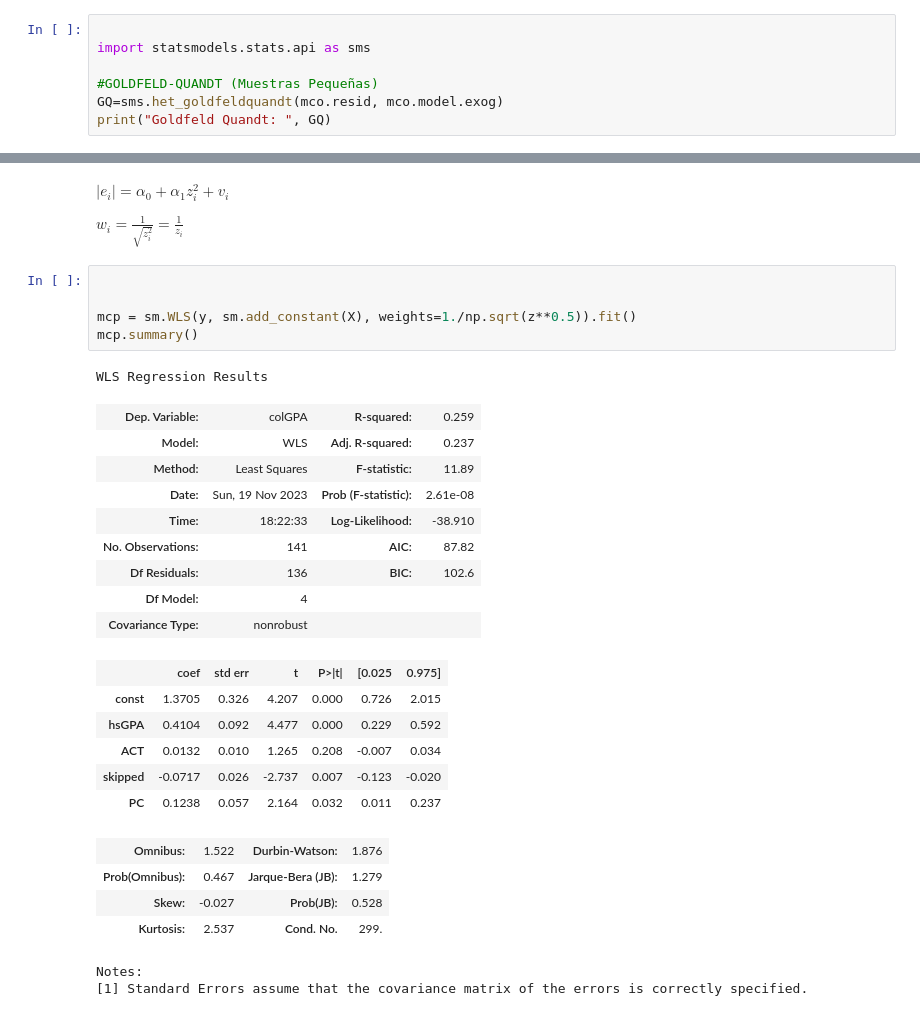
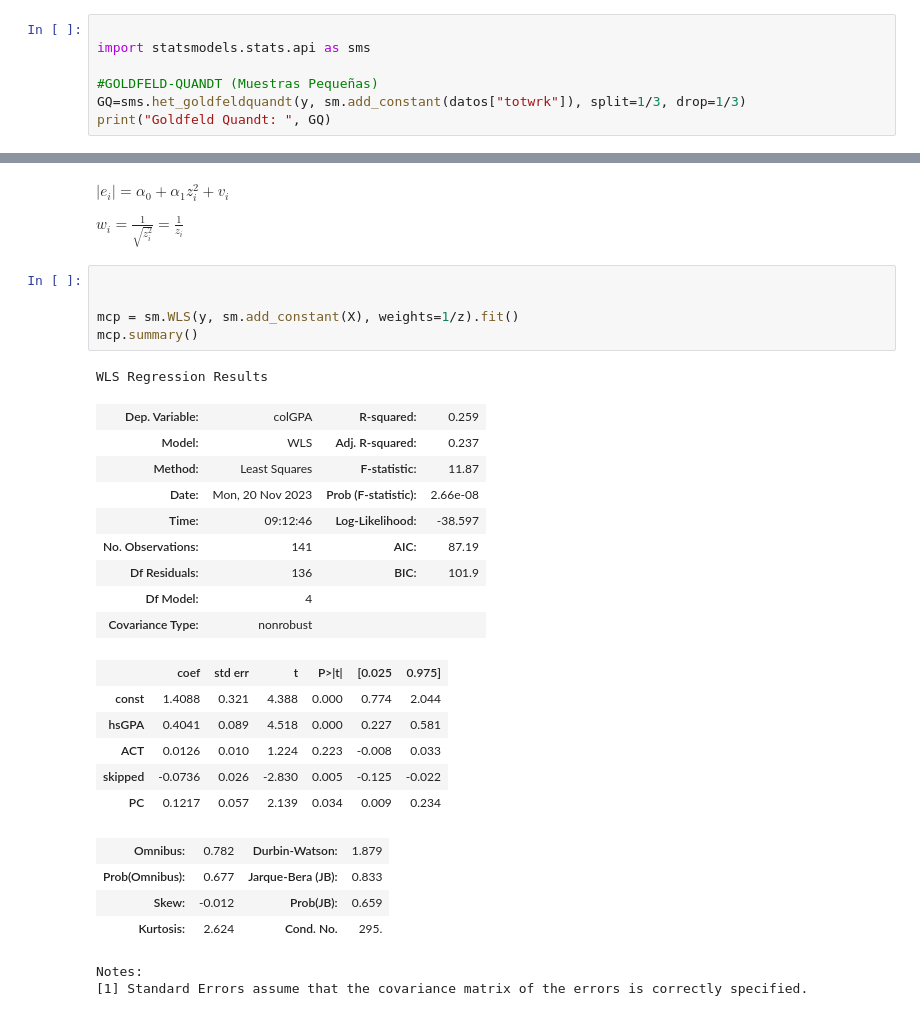
Before and after one commit to vblancoOR/econometria, a Jupyter notebook: 04_ECO_Heteroscedasticidad.ipynb, the cells around one changed output, grey strips where cells are left out. Cells and saved outputs as stored; diff of their text form.

```diff
--- a/04_ECO_Heteroscedasticidad.ipynb
+++ b/04_ECO_Heteroscedasticidad.ipynb
@@ -53,6 +89,6 @@ strong multicollinearity or other numerical problems.
 import statsmodels.stats.api as sms
 
 #GOLDFELD-QUANDT (Muestras Pequeñas)
-GQ=sms.het_goldfeldquandt(mco.resid, mco.model.exog)
+GQ=sms.het_goldfeldquandt(y, sm.add_constant(datos["totwrk"]), split=1/3, drop=1/3)
 print("Goldfeld Quandt: ", GQ)
 # %% [output]
@@ -173,28 +282,28 @@ $w_i = \frac{1}{\sqrt{z_i^2}} = \frac{1}{z_i}$
 # %%
 
 
-mcp = sm.WLS(y, sm.add_constant(X), weights=1./np.sqrt(z**0.5)).fit()
+mcp = sm.WLS(y, sm.add_constant(X), weights=1/z).fit()
 mcp.summary()
 # %% [output]
 WLS Regression Results
 | Dep. Variable: | colGPA | R-squared: | 0.259 |
 | Model: | WLS | Adj. R-squared: | 0.237 |
-| Method: | Least Squares | F-statistic: | 11.89 |
-| Date: | Sun, 19 Nov 2023 | Prob (F-statistic): | 2.61e-08 |
-| Time: | 18:22:33 | Log-Likelihood: | -38.910 |
-| No. Observations: | 141 | AIC: | 87.82 |
-| Df Residuals: | 136 | BIC: | 102.6 |
+| Method: | Least Squares | F-statistic: | 11.87 |
+| Date: | Mon, 20 Nov 2023 | Prob (F-statistic): | 2.66e-08 |
+| Time: | 09:12:46 | Log-Likelihood: | -38.597 |
+| No. Observations: | 141 | AIC: | 87.19 |
+| Df Residuals: | 136 | BIC: | 101.9 |
 | Df Model: | 4 |  |  |
 | Covariance Type: | nonrobust |  |  |
 |  | coef | std err | t | P>|t| | [0.025 | 0.975] |
-| const | 1.3705 | 0.326 | 4.207 | 0.000 | 0.726 | 2.015 |
-| hsGPA | 0.4104 | 0.092 | 4.477 | 0.000 | 0.229 | 0.592 |
-| ACT | 0.0132 | 0.010 | 1.265 | 0.208 | -0.007 | 0.034 |
-| skipped | -0.0717 | 0.026 | -2.737 | 0.007 | -0.123 | -0.020 |
-| PC | 0.1238 | 0.057 | 2.164 | 0.032 | 0.011 | 0.237 |
+| const | 1.4088 | 0.321 | 4.388 | 0.000 | 0.774 | 2.044 |
+| hsGPA | 0.4041 | 0.089 | 4.518 | 0.000 | 0.227 | 0.581 |
+| ACT | 0.0126 | 0.010 | 1.224 | 0.223 | -0.008 | 0.033 |
+| skipped | -0.0736 | 0.026 | -2.830 | 0.005 | -0.125 | -0.022 |
+| PC | 0.1217 | 0.057 | 2.139 | 0.034 | 0.009 | 0.234 |
-| Omnibus: | 1.522 | Durbin-Watson: | 1.876 |
-| Prob(Omnibus): | 0.467 | Jarque-Bera (JB): | 1.279 |
-| Skew: | -0.027 | Prob(JB): | 0.528 |
-| Kurtosis: | 2.537 | Cond. No. | 299. |
+| Omnibus: | 0.782 | Durbin-Watson: | 1.879 |
+| Prob(Omnibus): | 0.677 | Jarque-Bera (JB): | 0.833 |
+| Skew: | -0.012 | Prob(JB): | 0.659 |
+| Kurtosis: | 2.624 | Cond. No. | 295. |
 Notes:
 [1] Standard Errors assume that the covariance matrix of the errors is correctly specified.
```
Also changed, not shown: parts of 16 cells of this notebook.
